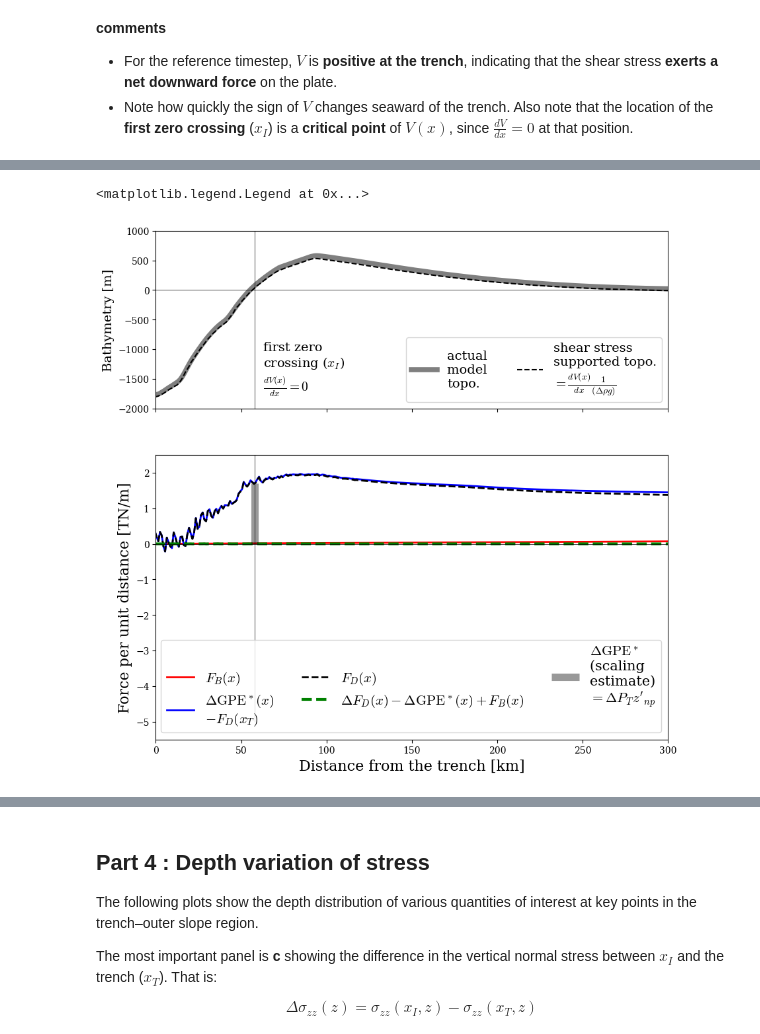
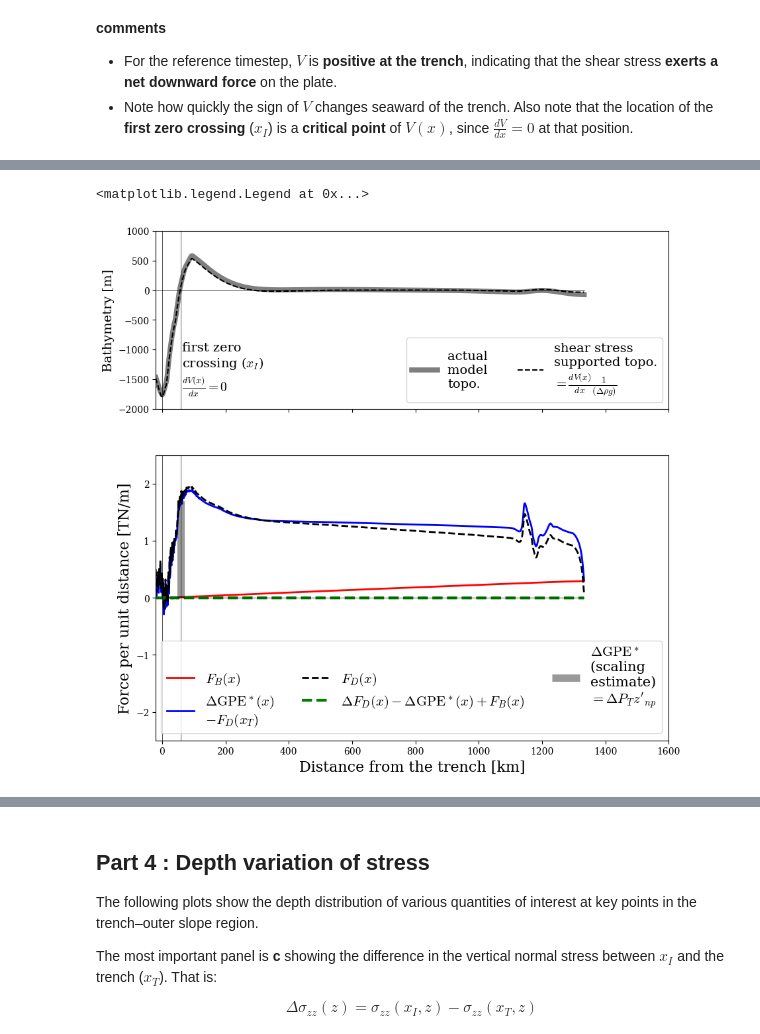
Before and after one commit to dansand/trench_pull_force, a Jupyter notebook: postprocessing_notebooks/single_step_analysis.ipynb, the cells around one changed output, grey strips where cells are left out. Drawn from its saved outputs; the diff is of its cells as text; code cells hidden in the pictures.

```diff
--- a/postprocessing_notebooks/single_step_analysis.ipynb
+++ b/postprocessing_notebooks/single_step_analysis.ipynb
@@ -163,7 +174,11 @@ vint_mask = vzpts < z_c_depth  # For the vertices
 cint_mask = czpts < z_c_depth  # For the cell centers
 
 #get the topography and make sure its sorted
-topo_ = np.column_stack((h5file["/Topo"]['x_mark'][:], h5file["/Topo"]['z_mark'][:]))
+try:
+    topo_ = np.column_stack((h5file["/Topo"]['x_mark'][:], h5file["/Topo"]['z_mark'][:]))
+except:
+    topo_ = np.column_stack((h5file["/Topo"]['x'][:], h5file["/Topo"]['z'][:]))
+
 new_array = np.zeros((topo_.shape[0], 3))
 new_array[:, :2] = topo_
 topo = new_array[new_array[:, 0].argsort()]
@@ -520,24 +592,22 @@ ax1.text(1e-3*(xi_loc - tloc) + 5, -1700,
 
 #####################
 
-#the absolute value of GPE and the basal shear integral is not importnant
-#the abolute value of  F_D is relavent
-#this is normalised to 0 at the trench
-#compute the the cumulative integrated basal shear stress
+#plot the cumulative intgral of the basal shear traction
+#referenced to 0 at the trench
 ax2.plot(1e-3*(cxpts - tloc)[:],
         FB_x ,
         c= 'red', ls = '-', lw =2,label = r'$F_B(x)$')
 
-
-#this is normalised to the value of F_D at the trench
+#plot the Delta GPE^*
+#this is referenced to the value of F_D at the trench
 ax2.plot(  1e-3*(cxpts - tloc)[:],
-        del_GPE_x,
+        del_GPE_x - FD_x0,
         c= 'b', ls = '-', lw =2, label = r'$\Delta \mathrm{GPE}^*(x)$' + '\n' + r"$- F_{D}(x_T)$" )
 
 
-#this is not normalised at the trench
+#Plot the horizontal variation of the true FD_x
 ax2.plot(  1e-3*(cxpts - tloc)[:],
-         del_FD_x,
+         FD_x,
         c= 'k', ls = '--', lw =2,  label = r'$F_{D}(x)$')
 
 
@@ -545,36 +615,37 @@ ax2.plot(  1e-3*(cxpts - tloc)[:],
 #plot the sum of the three terms
 ax2.plot(  1e-3*(cxpts - tloc)[:],
 
          #equation 3
          del_FD_x - del_GPE_x + FB_x,
          c= 'g', ls = '--', lw = 3, label = r'$\Delta F_{D}(x) - \Delta \mathrm{GPE}^*(x) + F_B(x)$' )
 
 
 #the estimated magnityde of the \Delta GPE^* based on the scaling relationship
 ax2.vlines(1e-3*(xi_loc - tloc), 0,  gpe_est*1e-12,
            color='k', lw=8, alpha= 0.4, label = r'$\Delta \mathrm{GPE}^*$' + '\n(scaling \nestimate)\n'
           + r"$=\Delta P_T z'_{np}$")
 
 ax2.set_xlabel('Distance from the trench [km]', fontsize=16)
 ax2.set_ylabel('Force per unit distance [TN/m]', fontsize=16)
 
 
 ax2.hlines(0, -100, 1e-3*(vxpts.max() - tloc), color='k', lw=0.5)
 ax2.vlines(0, -5, 5, color='k', lw=0.5)
 ax2.vlines(1e-3*(xi_loc - tloc), -5, 5, color='k', lw=0.5)
 
-ax2.set_ylim(-5.5, 2.5)
-ax2.set_xlim(0, 300)
+ax2.set_ylim(-2.5, 2.5)
+#ax2.set_xlim(0, 300)
+ax2.set_xlim(-20, 1600)
 
 ax2.legend(loc=4, fontsize=15, ncols=3)
 
 #ax2.vlines(5, -5, 5, color='k', lw=0.5)
 
 
 #fig.savefig('./figures/force_balance.png', dpi=100, facecolor='white', bbox_inches='tight')
 # %% [output]
 <matplotlib.legend.Legend at 0x...>
-[figure, old version]
+[figure, new version]
 # %% [markdown]
 **comments**
 
```
Also changed, not shown: parts of 10 cells of this notebook.
